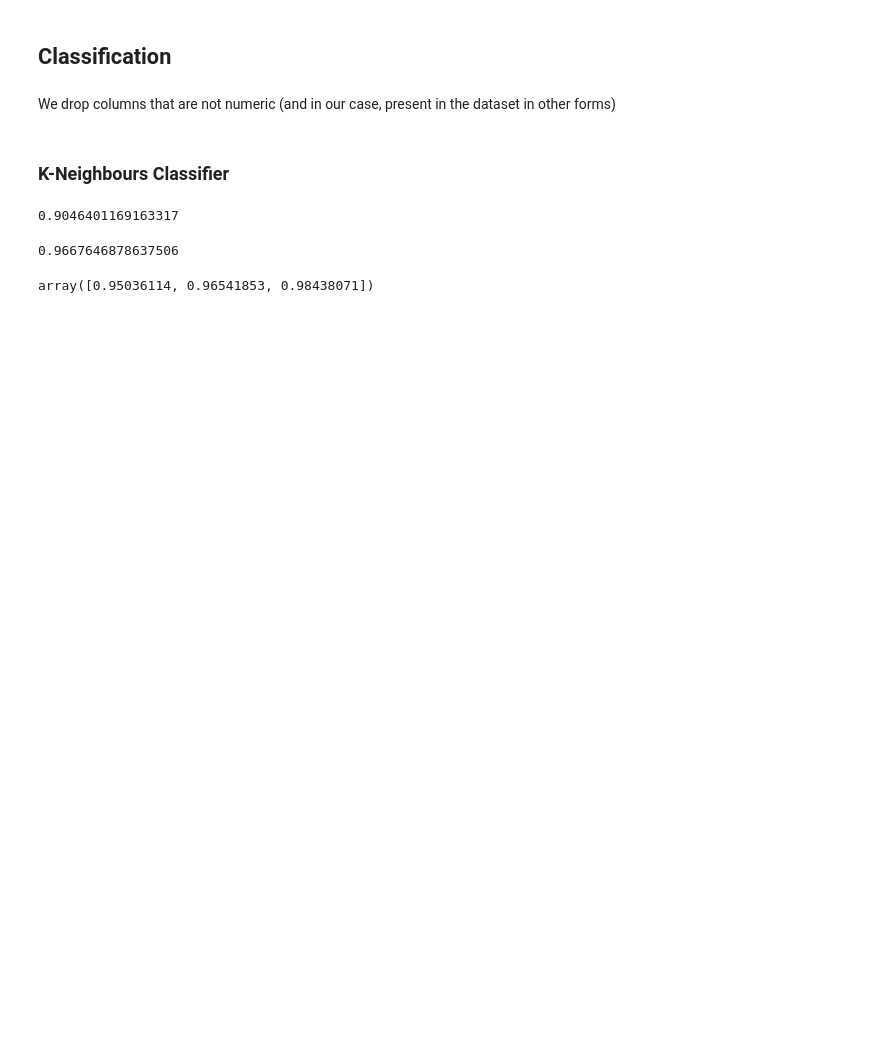
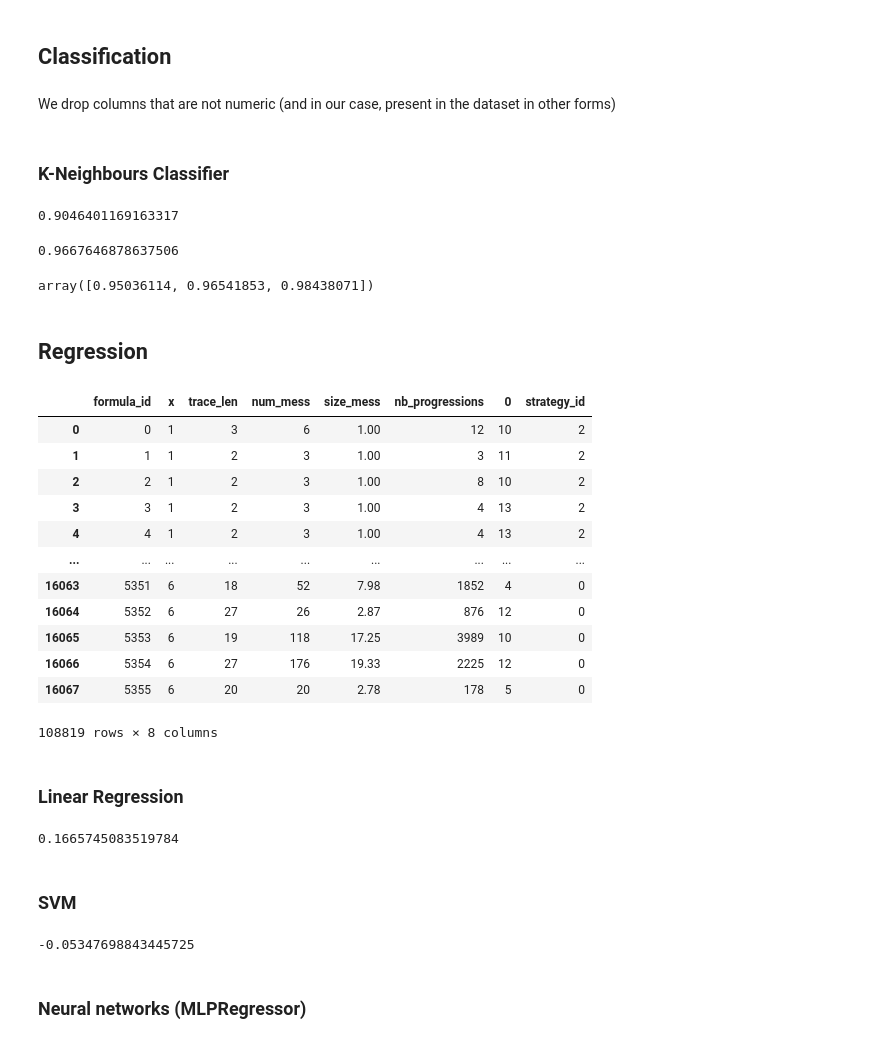
Before and after one commit to ennioVisco/predicting-decentmon, a Jupyter notebook: learning.ipynb, the cells around one changed output. Cells and saved outputs as stored; diff of their text form; code cells hidden in the pictures; blank space fills up the shorter version.

```diff
--- a/learning.ipynb
+++ b/learning.ipynb
@@ -59,3 +60,43 @@ pred_y = classifier.predict(f_X_test)
 f1_score(pred_y, f_y_test, average=None)
 # %% [output]
 array([0.95036114, 0.96541853, 0.98438071])
+# %% [markdown]
+## Regression
+# %%
+final_full_df
+# %% [output]
+|  | formula_id | x | trace_len | num_mess | size_mess | nb_progressions | 0 | strategy_id |
+| 0 | 0 | 1 | 3 | 6 | 1.00 | 12 | 10 | 2 |
+| 1 | 1 | 1 | 2 | 3 | 1.00 | 3 | 11 | 2 |
+| 2 | 2 | 1 | 2 | 3 | 1.00 | 8 | 10 | 2 |
+| 3 | 3 | 1 | 2 | 3 | 1.00 | 4 | 13 | 2 |
+| 4 | 4 | 1 | 2 | 3 | 1.00 | 4 | 13 | 2 |
+| ... | ... | ... | ... | ... | ... | ... | ... | ... |
+| 16063 | 5351 | 6 | 18 | 52 | 7.98 | 1852 | 4 | 0 |
+| 16064 | 5352 | 6 | 27 | 26 | 2.87 | 876 | 12 | 0 |
+| 16065 | 5353 | 6 | 19 | 118 | 17.25 | 3989 | 10 | 0 |
+| 16066 | 5354 | 6 | 27 | 176 | 19.33 | 2225 | 12 | 0 |
+| 16067 | 5355 | 6 | 20 | 20 | 2.78 | 178 | 5 | 0 |
+108819 rows × 8 columns
+# %% [markdown]
+### Linear Regression
+# %%
+f_X_train, f_X_test, f_y_train, f_y_test = prepare_learning_sets(final_full_df, 'nb_progressions')
+
+regression = LinearRegression()
+
+model = regression.fit(f_X_train, f_y_train)
+model.score(f_X_test, f_y_test)
+# %% [output]
+0.1665745083519784
+# %% [markdown]
+### SVM
+# %%
+from sklearn import svm
+regr = svm.SVR()
+regr.fit(f_X_train, f_y_train)
+regr.score(f_X_test, f_y_test)
+# %% [output]
+-0.05347698843445725
+# %% [markdown]
+### Neural networks (MLPRegressor)
```
Also changed, not shown: parts of 2 cells of this notebook, 2 other files.
